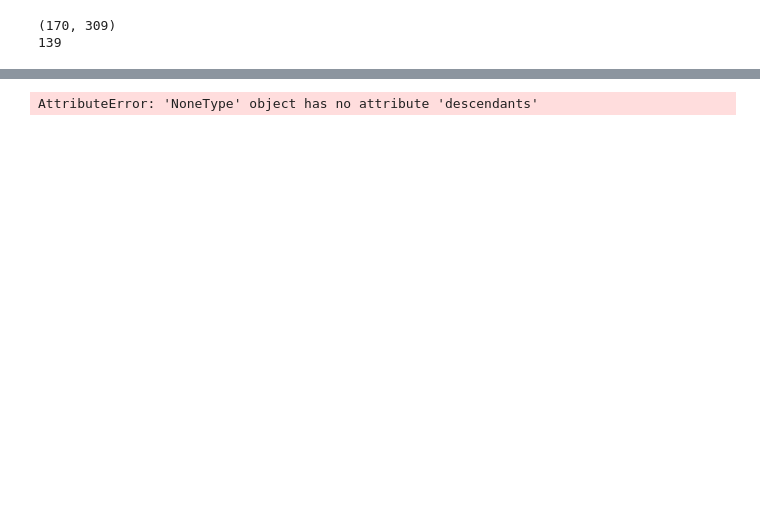
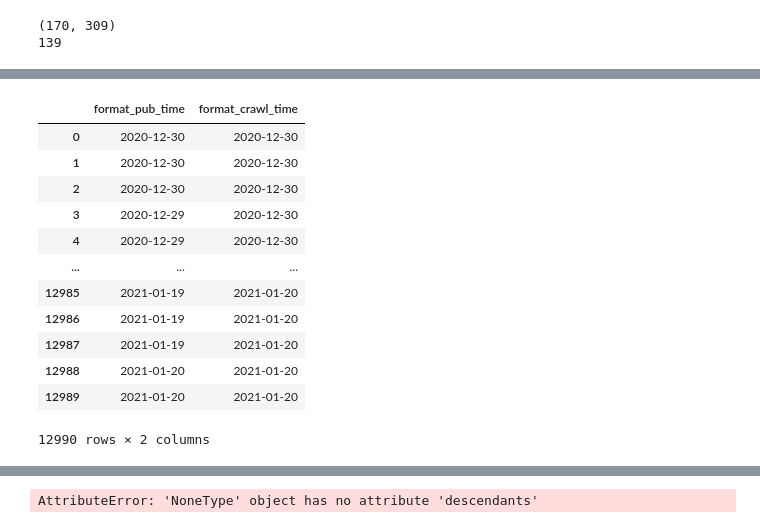
Before and after one commit to RayFromUiS/data_postprocess, a Jupyter notebook: checker.ipynb, the cells around one changed output, grey strips where cells are left out. Saved outputs shown, nothing was run; the diff lists cells and outputs as text; code cells hidden in the pictures; blank space fills up the shorter version.

```diff
--- a/checker.ipynb
+++ b/checker.ipynb
@@ -658,0 +1309,18 @@ new = test['content'].apply(lambda x:wash_oil_gas_process(x,attrs))
+# %%
+eneregy_voice = pd.read_sql_table('energy_voice_pro',engine)
+# %%
+eneregy_voice[['format_pub_time','format_crawl_time']]
+# %% [output]
+|  | format_pub_time | format_crawl_time |
+| 0 | 2020-12-30 | 2020-12-30 |
+| 1 | 2020-12-30 | 2020-12-30 |
+| 2 | 2020-12-30 | 2020-12-30 |
+| 3 | 2020-12-29 | 2020-12-30 |
+| 4 | 2020-12-29 | 2020-12-30 |
+| ... | ... | ... |
+| 12985 | 2021-01-19 | 2021-01-20 |
+| 12986 | 2021-01-19 | 2021-01-20 |
+| 12987 | 2021-01-19 | 2021-01-20 |
+| 12988 | 2021-01-20 | 2021-01-20 |
+| 12989 | 2021-01-20 | 2021-01-20 |
+12990 rows × 2 columns
```
Also changed, not shown: parts of 223 cells of this notebook, 9 other files.
